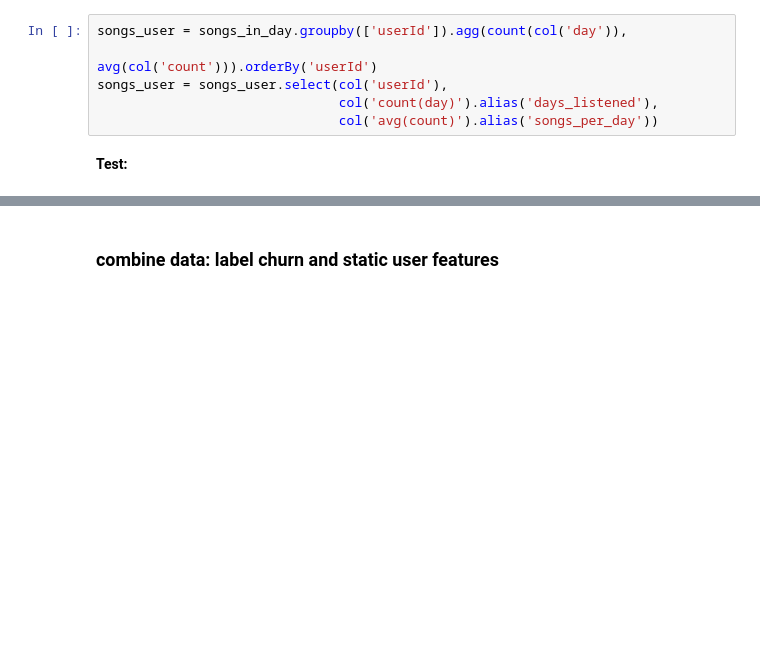
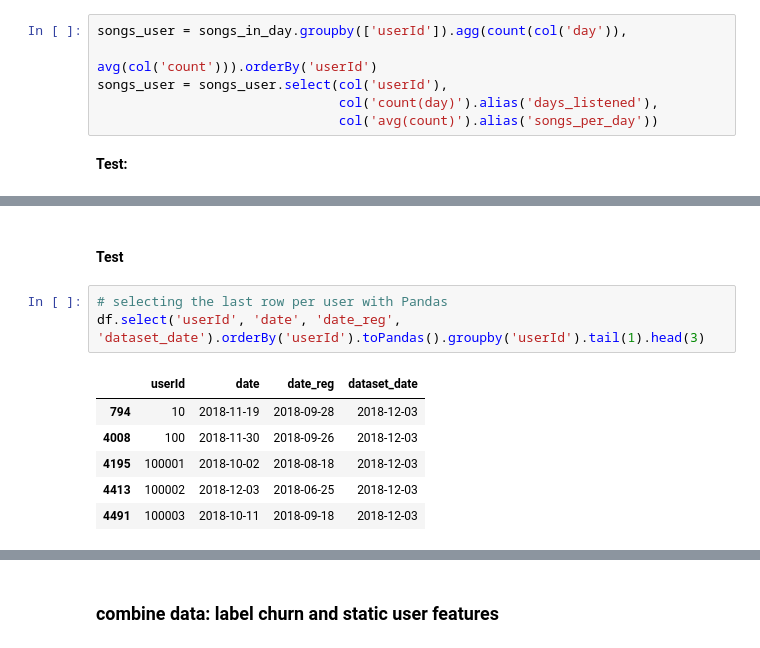
Before and after one commit to dabln/Sparkify, a Jupyter notebook: Sparkify.ipynb, the cells around one changed output, grey strips where cells are left out. Drawn from its saved outputs; the diff is of its cells as text; blank space fills up the shorter version.

```diff
--- a/Sparkify.ipynb
+++ b/Sparkify.ipynb
@@ -431,0 +340,12 @@ songs_user.where(songs_user.userId == 39).show() # listens on all days
+# %% [markdown]
+#### Test
+# %%
+# selecting the last row per user with Pandas
+df.select('userId', 'date', 'date_reg', 'dataset_date').orderBy('userId').toPandas().groupby('userId').tail(1).head(3)
+# %% [output]
+|  | userId | date | date_reg | dataset_date |
+| 794 | 10 | 2018-11-19 | 2018-09-28 | 2018-12-03 |
+| 4008 | 100 | 2018-11-30 | 2018-09-26 | 2018-12-03 |
+| 4195 | 100001 | 2018-10-02 | 2018-08-18 | 2018-12-03 |
+| 4413 | 100002 | 2018-12-03 | 2018-06-25 | 2018-12-03 |
+| 4491 | 100003 | 2018-10-11 | 2018-09-18 | 2018-12-03 |
```
Also changed, not shown: parts of 131 cells of this notebook.
